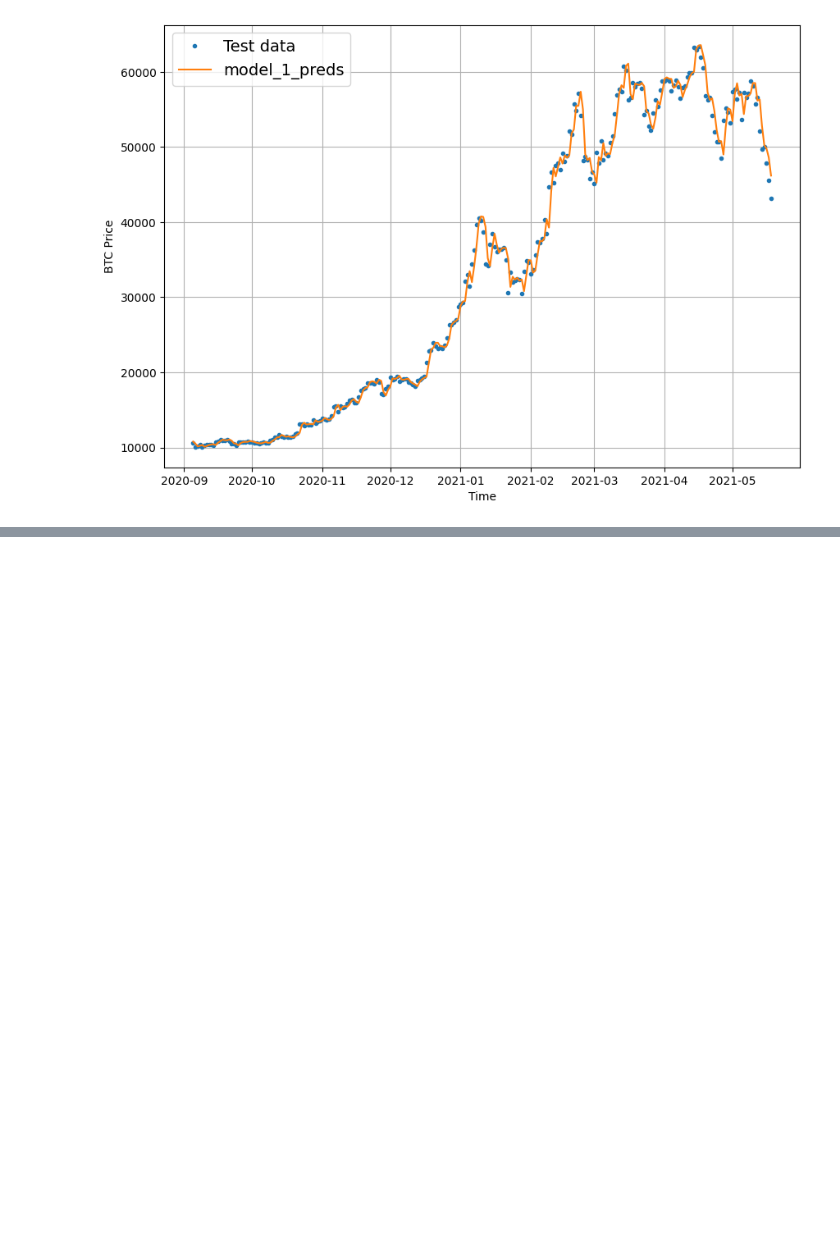
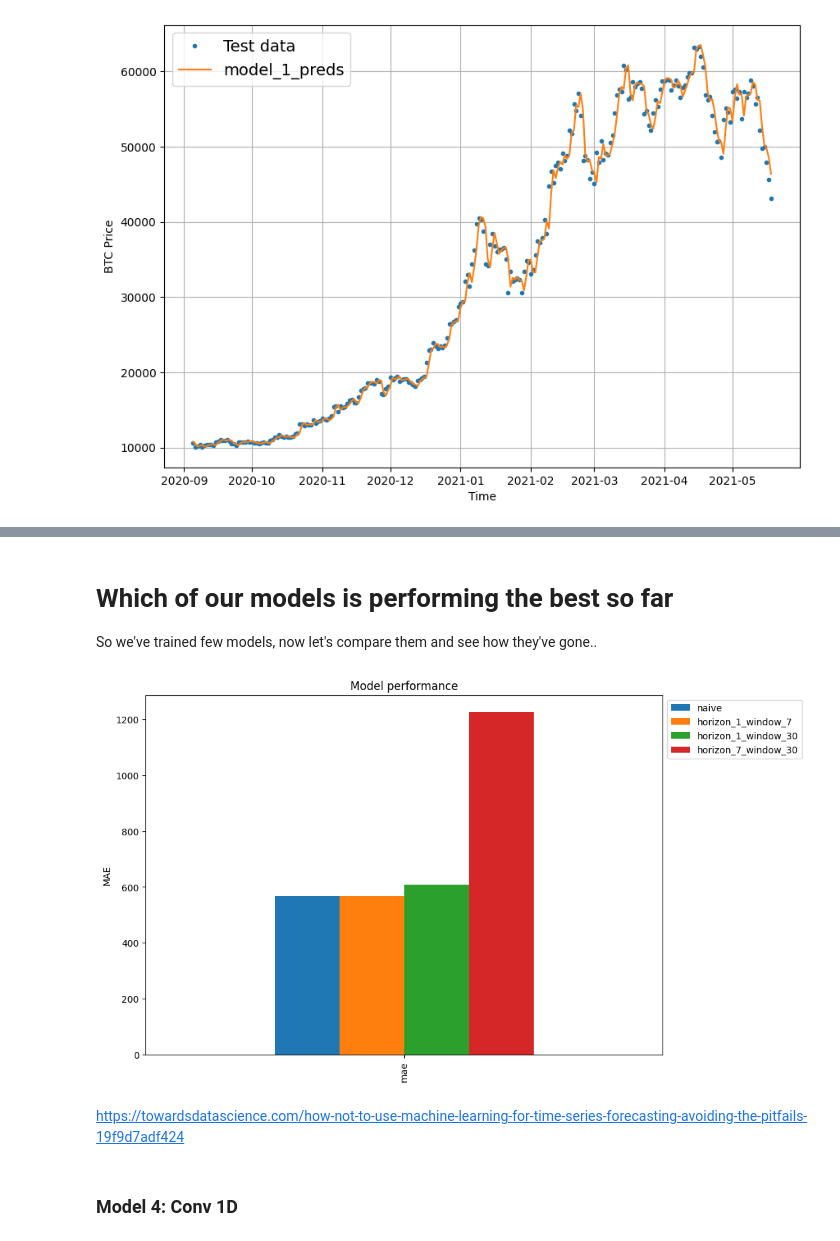
Before and after one commit to miller00315/ia_studies, a Jupyter notebook: time_series_forecasting_with_tensor_flow.ipynb, the cells around one changed output, grey strips where cells are left out. Saved outputs shown, nothing was run; the diff lists cells and outputs as text; code cells hidden in the pictures; blank space fills up the shorter version.

```diff
--- a/time_series_forecasting_with_tensor_flow.ipynb
+++ b/time_series_forecasting_with_tensor_flow.ipynb
@@ -778,0 +965,18 @@ plot_time_series(timesteps=X_test[-len(test_windows):], values=model_1_preds, st
+# %% [markdown]
+# Which of our models is performing the best so far
+
+So we've trained few models, now let's compare them and see how they've gone..
+# %%
+pd.DataFrame({"naive": naive_results["mae"],
+              "horizon_1_window_7": model_1_results["mae"],
+              "horizon_1_window_30": model_2_results["mae"],
+              "horizon_7_window_30": model_3_results["mae"]}, index=["mae"]).plot(kind="bar", figsize=(10, 7))
+plt.title("Model performance")
+plt.ylabel("MAE")
+plt.legend(bbox_to_anchor=(1.0, 1.0));
+# %% [output]
+[figure, added]
+# %% [markdown]
+https://towardsdatascience.com/how-not-to-use-machine-learning-for-time-series-forecasting-avoiding-the-pitfails-19f9d7adf424
+# %% [markdown]
+### Model 4: Conv 1D
```
Also changed, not shown: parts of 46 cells of this notebook.
